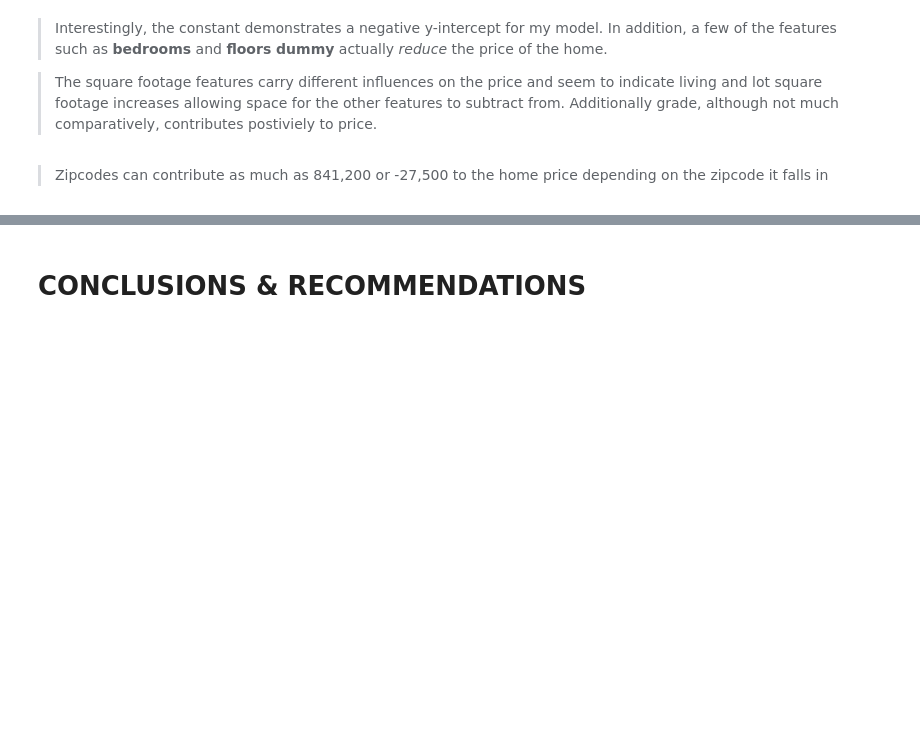
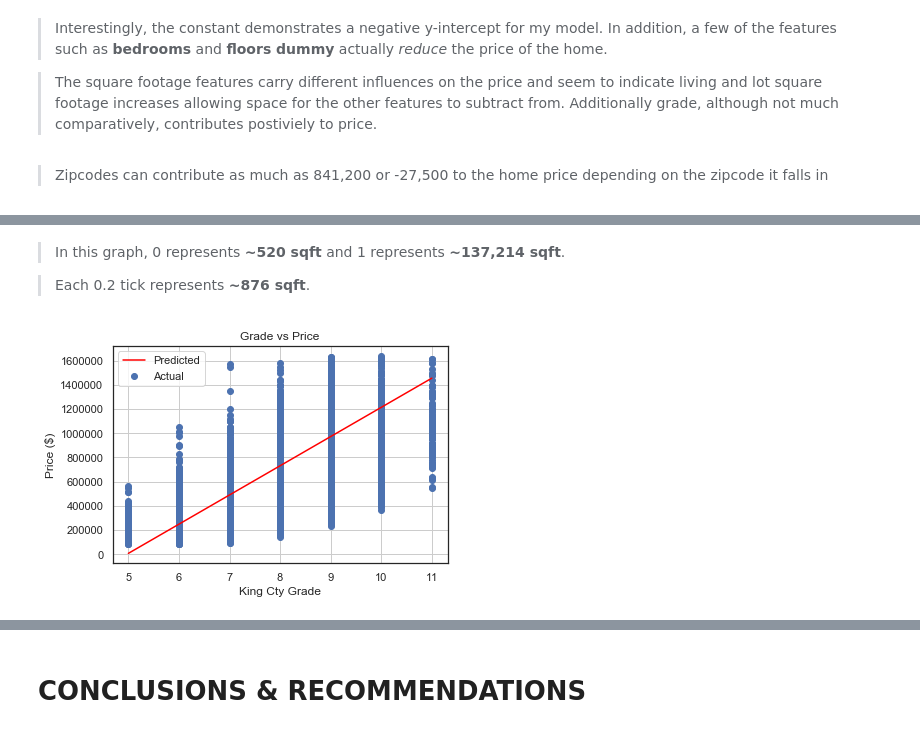
Before and after one commit to dfuller22/Mod1_Project1.1, a Jupyter notebook: Mod1_Project1.2.ipynb, the cells around one changed output, grey strips where cells are left out. Drawn from its saved outputs; the diff is of its cells as text; code cells hidden in the pictures; blank space fills up the shorter version.

```diff
--- a/Mod1_Project1.2.ipynb
+++ b/Mod1_Project1.2.ipynb
@@ -1590,0 +1640,14 @@ strong multicollinearity problems or that the design matrix is singular.
+# %% [markdown]
+> In this graph, 0 represents **~520 sqft** and 1 represents **~137,214 sqft**.
+
+> Each 0.2 tick represents **~876 sqft**.
+# %%
+plt.scatter(x3, y1, label='Actual')
+plt.plot(x2, y2, c='red', label='Predicted')
+plt.xlabel('King Cty Grade')
+plt.ylabel('Price ($)')
+plt.title('Grade vs Price')
+plt.grid()
+plt.legend();
+# %% [output]
+[figure, added]
```
Also changed, not shown: parts of 10 cells of this notebook.
